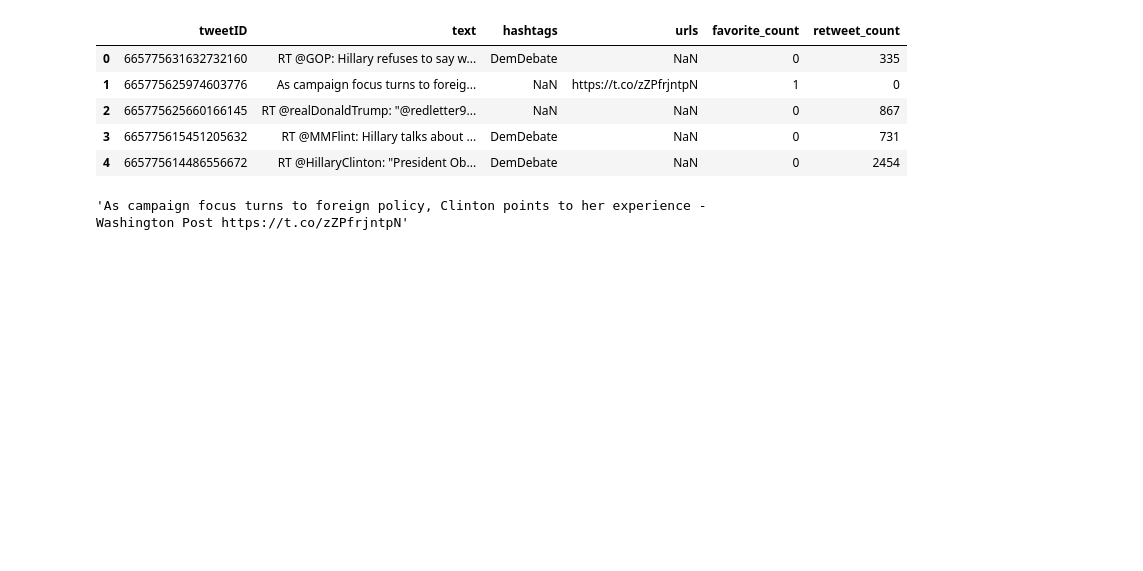
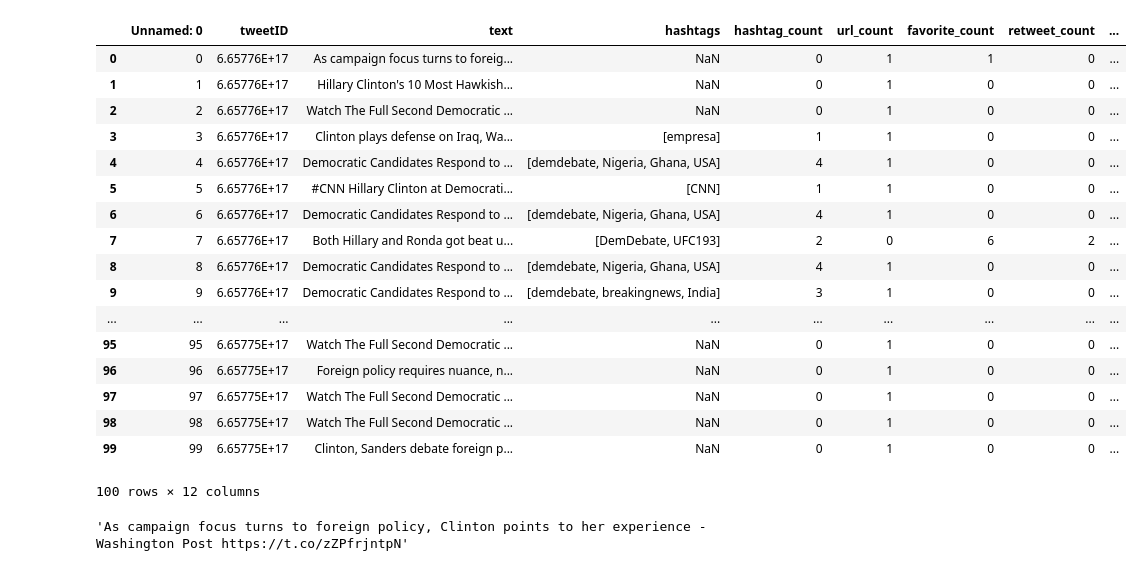
Before and after one commit to rneuman/CS109-Project, a Jupyter notebook: SentimentAnalysisCode.ipynb, the cells around one changed output. Cells and saved outputs as stored; diff of their text form; code cells hidden in the pictures; blank space fills up the shorter version.

```diff
--- a/SentimentAnalysisCode.ipynb
+++ b/SentimentAnalysisCode.ipynb
@@ -13,15 +13,28 @@ import seaborn as sns
 sns.set_style("whitegrid")
 sns.set_context("poster")
 # %%
-dfuse=pd.read_csv("dfuse.csv")
-dfuse.head()
+dfuse=pd.read_csv("TweetsDF.csv")
+dftest = dfuse.head(100)
+dftest
 # %% [output]
-|  | tweetID | text | hashtags | urls | favorite_count | retweet_count |
-| 0 | 665775631632732160 | RT @GOP: Hillary refuses to say w... | DemDebate | NaN | 0 | 335 |
-| 1 | 665775625974603776 | As campaign focus turns to foreig... | NaN | https://t.co/zZPfrjntpN | 1 | 0 |
-| 2 | 665775625660166145 | RT @realDonaldTrump: "@redletter9... | NaN | NaN | 0 | 867 |
-| 3 | 665775615451205632 | RT @MMFlint: Hillary talks about ... | DemDebate | NaN | 0 | 731 |
-| 4 | 665775614486556672 | RT @HillaryClinton: "President Ob... | DemDebate | NaN | 0 | 2454 |
+|  | Unnamed: 0 | tweetID | text | hashtags | hashtag_count | url_count | favorite_count | retweet_count | ... |
+| 0 | 0 | 6.65776E+17 | As campaign focus turns to foreig... | NaN | 0 | 1 | 1 | 0 | ... |
+| 1 | 1 | 6.65776E+17 | Hillary Clinton's 10 Most Hawkish... | NaN | 0 | 1 | 0 | 0 | ... |
+| 2 | 2 | 6.65776E+17 | Watch The Full Second Democratic ... | NaN | 0 | 1 | 0 | 0 | ... |
+| 3 | 3 | 6.65776E+17 | Clinton plays defense on Iraq, Wa... | [empresa] | 1 | 1 | 0 | 0 | ... |
+| 4 | 4 | 6.65776E+17 | Democratic Candidates Respond to ... | [demdebate, Nigeria, Ghana, USA] | 4 | 1 | 0 | 0 | ... |
+| 5 | 5 | 6.65776E+17 | #CNN Hillary Clinton at Democrati... | [CNN] | 1 | 1 | 0 | 0 | ... |
+| 6 | 6 | 6.65776E+17 | Democratic Candidates Respond to ... | [demdebate, Nigeria, Ghana, USA] | 4 | 1 | 0 | 0 | ... |
+| 7 | 7 | 6.65776E+17 | Both Hillary and Ronda got beat u... | [DemDebate, UFC193] | 2 | 0 | 6 | 2 | ... |
+| 8 | 8 | 6.65776E+17 | Democratic Candidates Respond to ... | [demdebate, Nigeria, Ghana, USA] | 4 | 1 | 0 | 0 | ... |
+| 9 | 9 | 6.65776E+17 | Democratic Candidates Respond to ... | [demdebate, breakingnews, India] | 3 | 1 | 0 | 0 | ... |
+| ... | ... | ... | ... | ... | ... | ... | ... | ... | ... |
+| 95 | 95 | 6.65775E+17 | Watch The Full Second Democratic ... | NaN | 0 | 1 | 0 | 0 | ... |
+| 96 | 96 | 6.65775E+17 | Foreign policy requires nuance, n... | NaN | 0 | 1 | 0 | 0 | ... |
+| 97 | 97 | 6.65775E+17 | Watch The Full Second Democratic ... | NaN | 0 | 1 | 0 | 0 | ... |
+| 98 | 98 | 6.65775E+17 | Watch The Full Second Democratic ... | NaN | 0 | 1 | 0 | 0 | ... |
+| 99 | 99 | 6.65775E+17 | Clinton, Sanders debate foreign p... | NaN | 0 | 1 | 0 | 0 | ... |
+100 rows × 12 columns
 # %%
 practice = dfuse.text[1]
 practice
```
Also changed, not shown: parts of 3 cells of this notebook.
